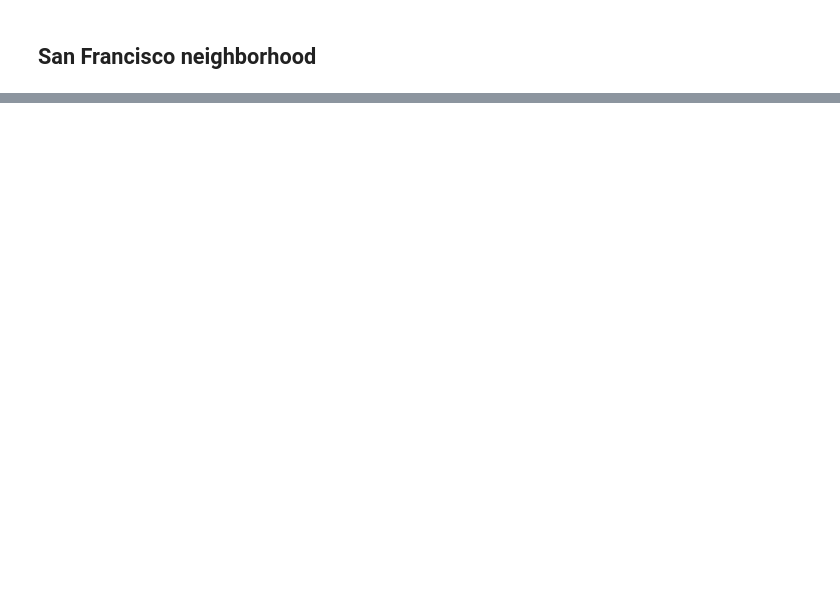
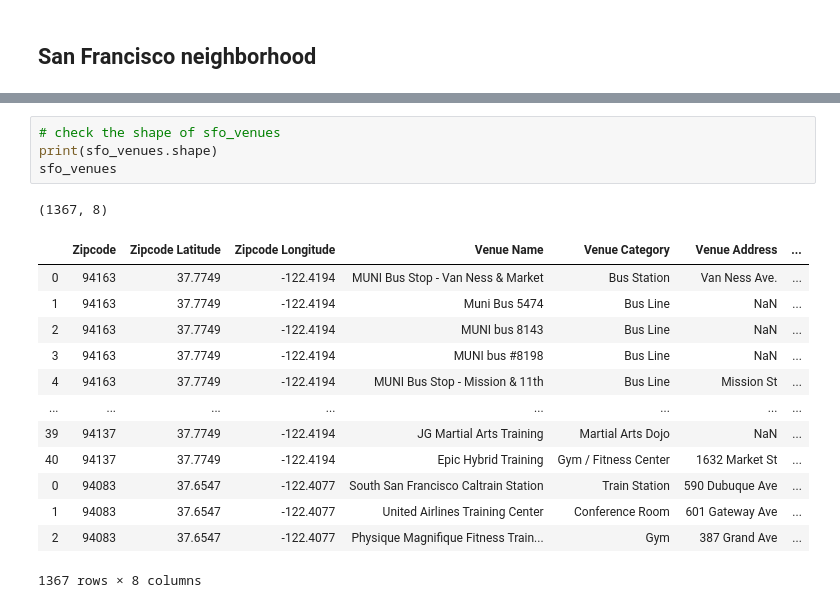
Before and after one commit to umano-git/ibm-ads-capstone, a Jupyter notebook: umano-Capstone-BattleOfNeighborhoods.ipynb, the cells around one changed output, grey strips where cells are left out. Drawn from its saved outputs; the diff is of its cells as text; blank space fills up the shorter version.

```diff
--- a/umano-Capstone-BattleOfNeighborhoods.ipynb
+++ b/umano-Capstone-BattleOfNeighborhoods.ipynb
@@ -134,0 +180,19 @@ map_sf
+# %%
+# check the shape of sfo_venues
+print(sfo_venues.shape)
+sfo_venues
+# %% [output]
+(1367, 8)
+|  | Zipcode | Zipcode Latitude | Zipcode Longitude | Venue Name | Venue Category | Venue Address | ... |
+| 0 | 94163 | 37.7749 | -122.4194 | MUNI Bus Stop - Van Ness & Market | Bus Station | Van Ness Ave. | ... |
+| 1 | 94163 | 37.7749 | -122.4194 | Muni Bus 5474 | Bus Line | NaN | ... |
+| 2 | 94163 | 37.7749 | -122.4194 | MUNI bus 8143 | Bus Line | NaN | ... |
+| 3 | 94163 | 37.7749 | -122.4194 | MUNI bus #8198 | Bus Line | NaN | ... |
+| 4 | 94163 | 37.7749 | -122.4194 | MUNI Bus Stop - Mission & 11th | Bus Line | Mission St | ... |
+| ... | ... | ... | ... | ... | ... | ... | ... |
+| 39 | 94137 | 37.7749 | -122.4194 | JG Martial Arts Training | Martial Arts Dojo | NaN | ... |
+| 40 | 94137 | 37.7749 | -122.4194 | Epic Hybrid Training | Gym / Fitness Center | 1632 Market St | ... |
+| 0 | 94083 | 37.6547 | -122.4077 | South San Francisco Caltrain Station | Train Station | 590 Dubuque Ave | ... |
+| 1 | 94083 | 37.6547 | -122.4077 | United Airlines Training Center | Conference Room | 601 Gateway Ave | ... |
+| 2 | 94083 | 37.6547 | -122.4077 | Physique Magnifique Fitness Train... | Gym | 387 Grand Ave | ... |
+1367 rows × 8 columns
```
Also changed, not shown: parts of 40 cells of this notebook.
